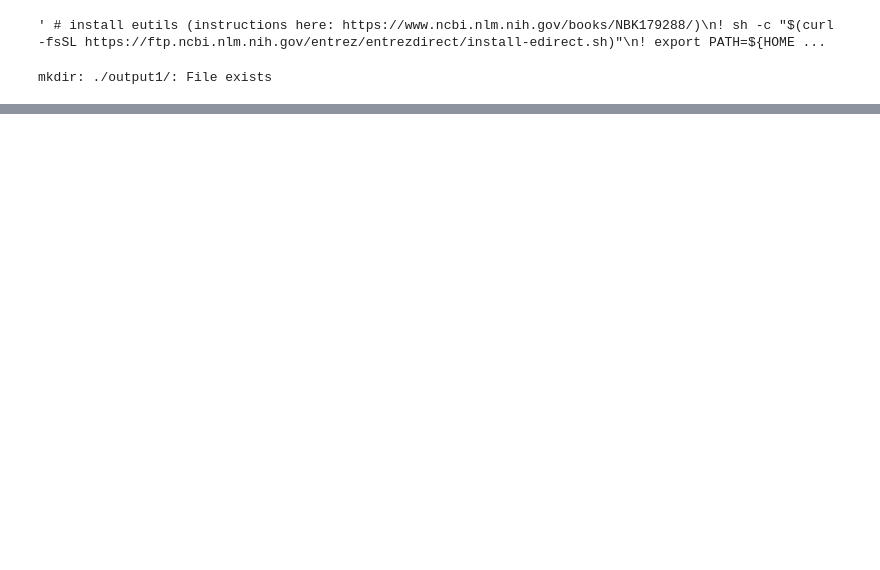
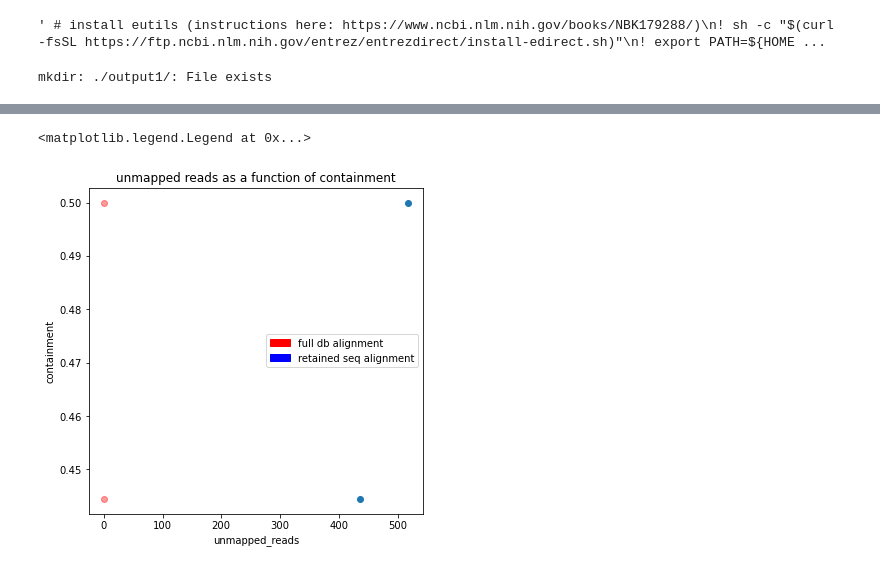
Before and after one commit to katrinakalantar/ncbi-compress-experiments, a Jupyter notebook: experiment-7/run-validation-on-clusters.ipynb, the cells around one changed output, grey strips where cells are left out. Drawn from its saved outputs; the diff is of its cells as text; code cells hidden in the pictures; blank space fills up the shorter version.

```diff
--- a/experiment-7/run-validation-on-clusters.ipynb
+++ b/experiment-7/run-validation-on-clusters.ipynb
@@ -123,0 +136,9 @@ See the caveats in the documentation: https://pandas.pydata.org/pandas-docs/stab
+# %%
+# NOTE: keep an eye here based on log file structure! may need to modify this
+try:
+    # this is necessary given header structure for CHKV log
+    current_cluster_df['seq_id'] = [i.split('|')[-2] for i in current_cluster_df['discarded']]
+except:
+    # rhinovirus header structure differed, so this works for that case
+    current_cluster_df['seq_id'] = [i for i in current_cluster_df['discarded']]
+current_cluster_df
@@ -124,7 +154,14 @@ See the caveats in the documentation: https://pandas.pydata.org/pandas-docs/stab
 # %%
+# NOTE: keep an eye here based on log file structure! may need to modify this
+
+
 # get all sequence names...
-discarded_seqs = list(set([i.split('|')[-2] for i in list(current_cluster_df['discarded'])]))
-retained_seqs = list(set([i.split('|')[-2] for i in list(current_cluster_df['retained'])]))
+try:
+    discarded_seqs = list(set([i.split('|')[-2] for i in list(current_cluster_df['discarded'])]))
+    retained_seqs = list(set([i.split('|')[-2] for i in list(current_cluster_df['retained'])]))
+except:
+    discarded_seqs = list(set([i for i in list(current_cluster_df['discarded'])]))
+    retained_seqs = list(set([i for i in list(current_cluster_df['retained'])]))
 all_seq_ids = {'discarded': discarded_seqs, 'retained':retained_seqs}
 all_seq_ids_list = discarded_seqs + retained_seqs
 # %%
@@ -280,0 +361,19 @@ joint_results_df
+# %%
+plt.figure(figsize=(6,6))
+plt.scatter(joint_results_df['seqmap'], joint_results_df['containment'], zorder=0)
+plt.scatter(joint_results_df['dbmap'], joint_results_df['containment'], zorder=1, color='red', alpha=.4)
+plt.xlabel('unmapped_reads')
+plt.ylabel('containment')
+plt.title('unmapped reads as a function of containment')
+
+red_patch = mpatches.Patch(color='red', label='full db alignment')
+blue_patch = mpatches.Patch(color='blue', label='retained seq alignment')
+plt.legend(handles=[red_patch, blue_patch])
+
+#plt.scatter(x1,y1,marker = 'o', s = 6, color = 'r', zorder=1)
+
+#ax1 = joint_results_df[['seqmap', 'containment']].plot(kind='scatter', x= 'seqmap', y='containment')
+#joint_results_df[['dbmap', 'containment']].plot(kind='scatter', x= 'dbmap', y='containment', axis=ax1)
+# %% [output]
+<matplotlib.legend.Legend at 0x...>
+[figure, added]
```
Also changed, not shown: parts of 18 cells of this notebook.
